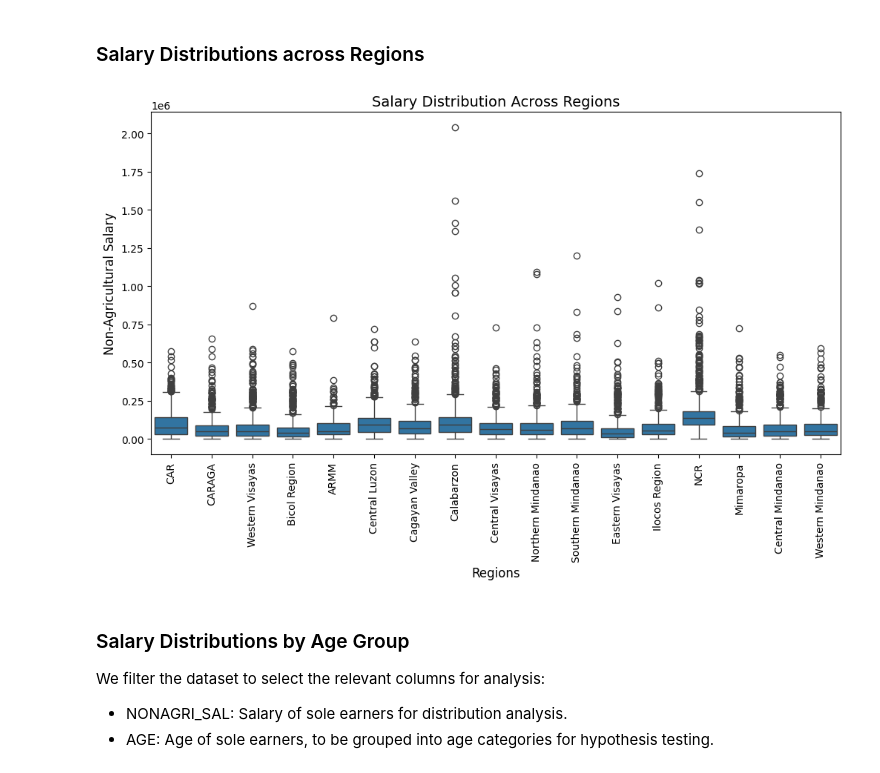
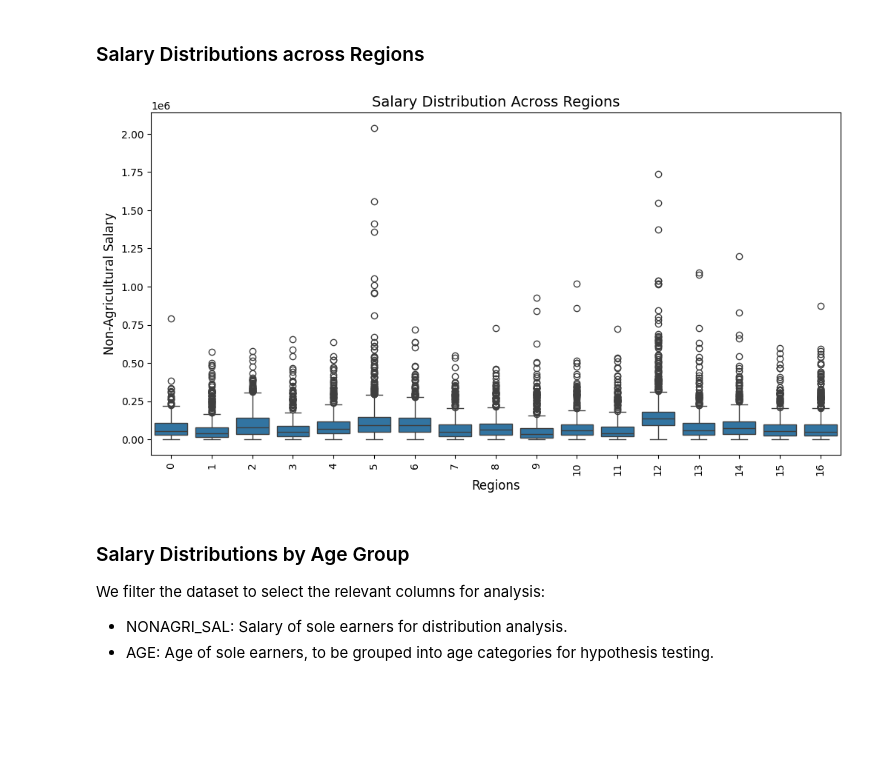
Before and after one commit to chiwasushuba/CSMODEL-Project, a Jupyter notebook: [Phase 2].ipynb, the cells around one changed output. Saved outputs shown, nothing was run; the diff lists cells and outputs as text; code cells hidden in the pictures; blank space fills up the shorter version.

```diff
--- a/[Phase 2].ipynb
+++ b/[Phase 2].ipynb
@@ -1348,20 +1348,18 @@ Additionally, we check the consistency of the data across different regions, age
 # %% [markdown]
 ### Salary Distributions across Regions
 # %%
-region_selected_df = selected_df[["W_REGN", "NONAGRI_SAL"]]
-region_means = region_selected_df.groupby("W_REGN")["NONAGRI_SAL"].mean()
-
+region_selected_df = data_modelling_df[["W_REGN", "NONAGRI_SAL"]]
 region_selected_df.head()
 
 plt.figure(figsize=(12, 6))
 sns.boxplot(x='W_REGN', y='NONAGRI_SAL', data=region_selected_df)
 plt.title('Salary Distribution Across Regions', fontsize=14)
 plt.xlabel('Regions', fontsize=12)
 plt.ylabel('Non-Agricultural Salary', fontsize=12)
 plt.xticks(rotation=90)
 plt.show()
 # %% [output]
-[figure, old version]
+[figure, new version]
 # %% [markdown]
 ### Salary Distributions by Age Group
 We filter the dataset to select the relevant columns for analysis:
```
Also changed, not shown: parts of 3 cells of this notebook.
